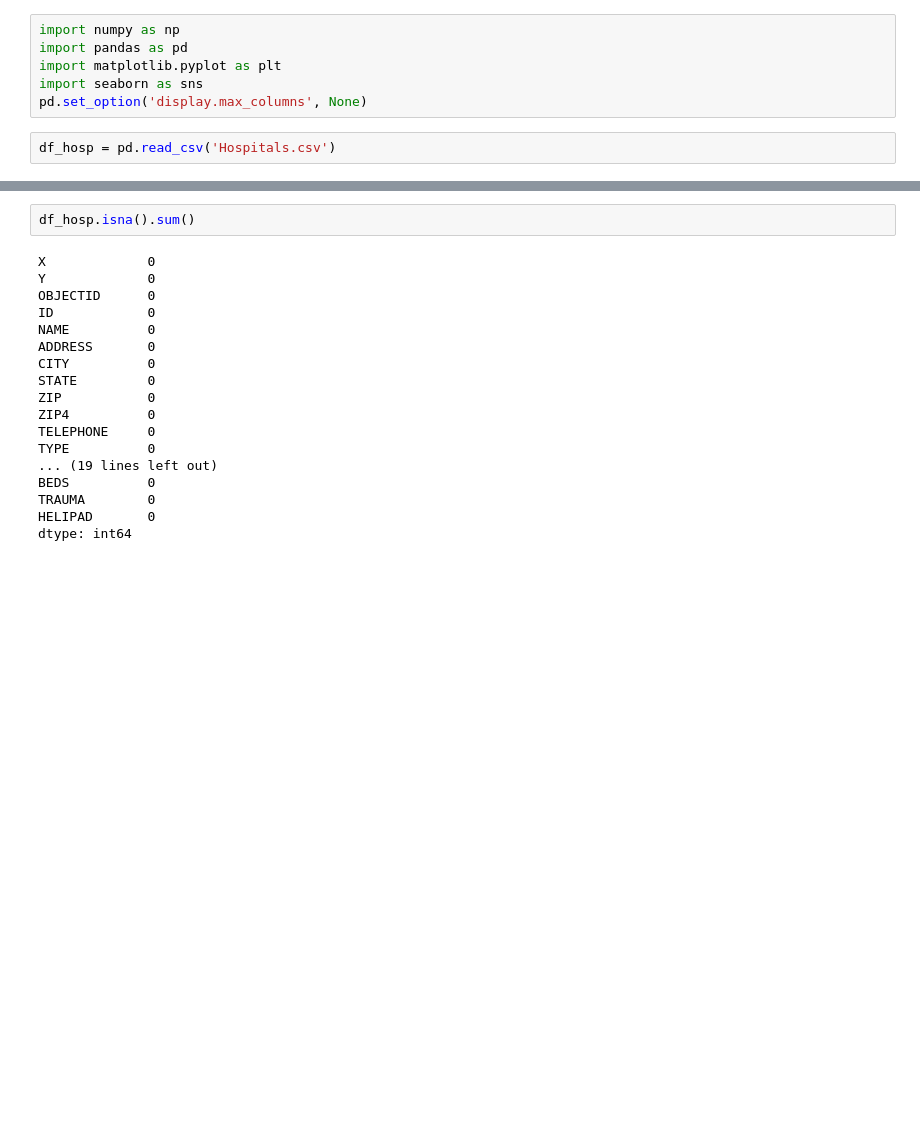
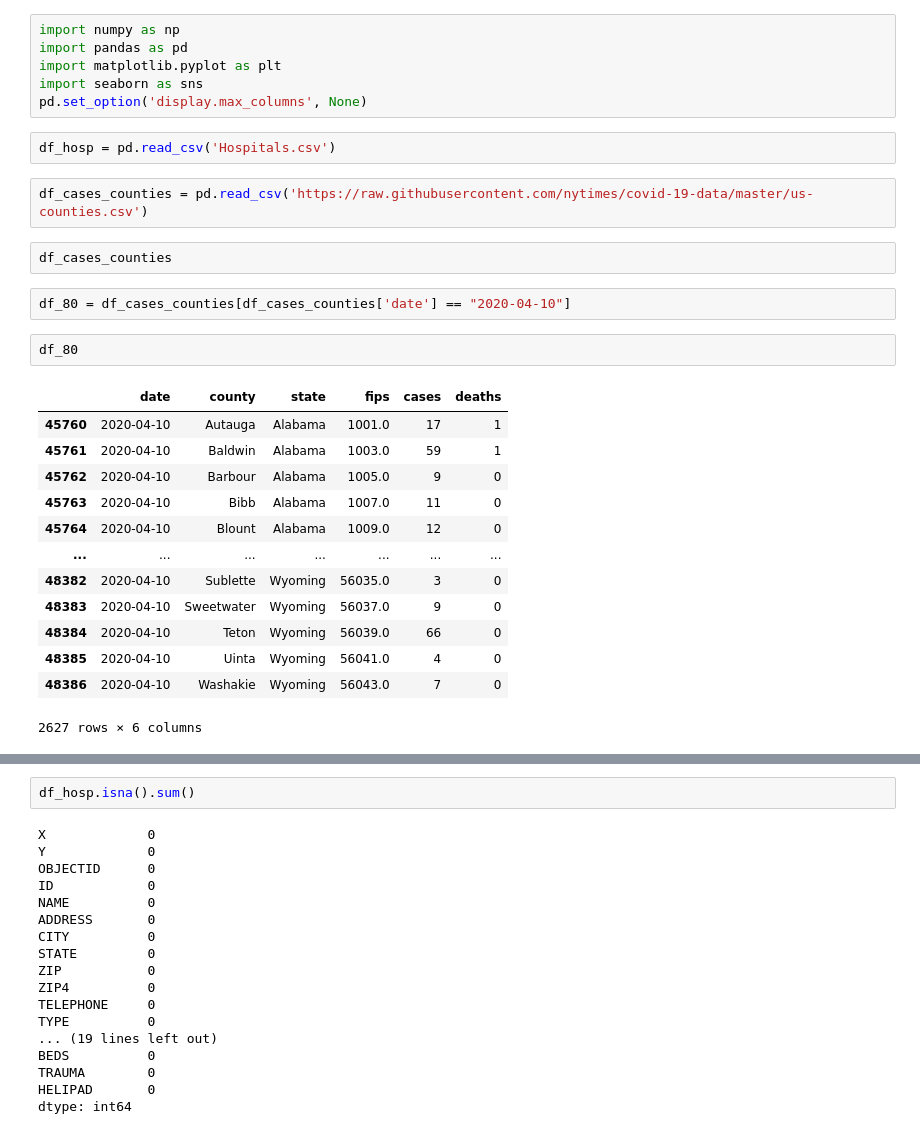
Before and after one commit to krishshanmukh/Covid-Visualization, a Jupyter notebook: Untitled.ipynb, the cells around one changed output, grey strips where cells are left out. Cells and saved outputs as stored; diff of their text form; blank space fills up the shorter version.

```diff
--- a/Untitled.ipynb
+++ b/Untitled.ipynb
@@ -6,3 +6,25 @@ import seaborn as sns
 pd.set_option('display.max_columns', None)
 # %%
 df_hosp = pd.read_csv('Hospitals.csv')
+# %%
+df_cases_counties = pd.read_csv('https://raw.githubusercontent.com/nytimes/covid-19-data/master/us-counties.csv')
+# %%
+df_cases_counties
+# %%
+df_80 = df_cases_counties[df_cases_counties['date'] == "2020-04-10"]
+# %%
+df_80
+# %% [output]
+|  | date | county | state | fips | cases | deaths |
+| 45760 | 2020-04-10 | Autauga | Alabama | 1001.0 | 17 | 1 |
+| 45761 | 2020-04-10 | Baldwin | Alabama | 1003.0 | 59 | 1 |
+| 45762 | 2020-04-10 | Barbour | Alabama | 1005.0 | 9 | 0 |
+| 45763 | 2020-04-10 | Bibb | Alabama | 1007.0 | 11 | 0 |
+| 45764 | 2020-04-10 | Blount | Alabama | 1009.0 | 12 | 0 |
+| ... | ... | ... | ... | ... | ... | ... |
+| 48382 | 2020-04-10 | Sublette | Wyoming | 56035.0 | 3 | 0 |
+| 48383 | 2020-04-10 | Sweetwater | Wyoming | 56037.0 | 9 | 0 |
+| 48384 | 2020-04-10 | Teton | Wyoming | 56039.0 | 66 | 0 |
+| 48385 | 2020-04-10 | Uinta | Wyoming | 56041.0 | 4 | 0 |
+| 48386 | 2020-04-10 | Washakie | Wyoming | 56043.0 | 7 | 0 |
+2627 rows × 6 columns
```
Also changed, not shown: parts of 31 cells of this notebook, 2 other files.
